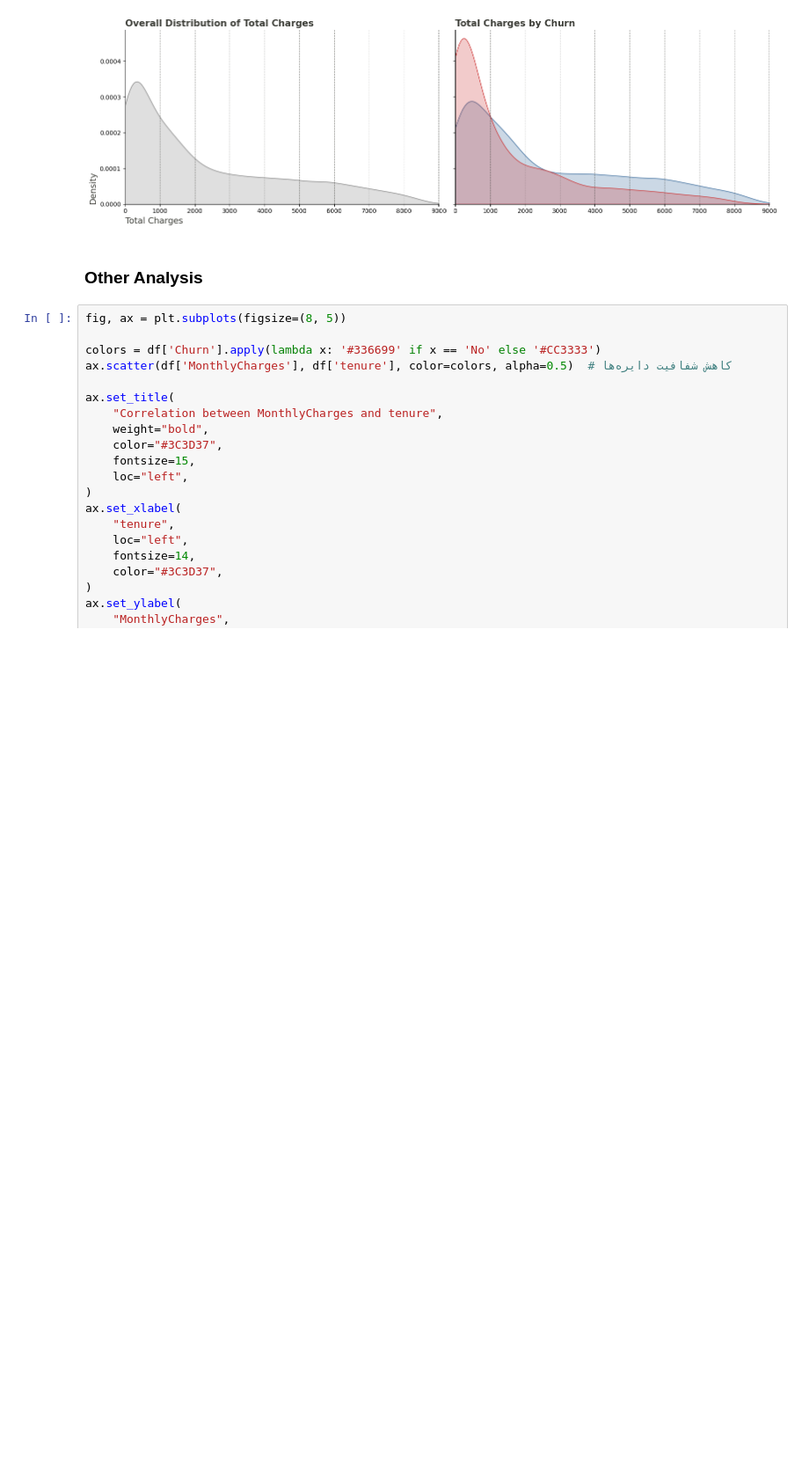
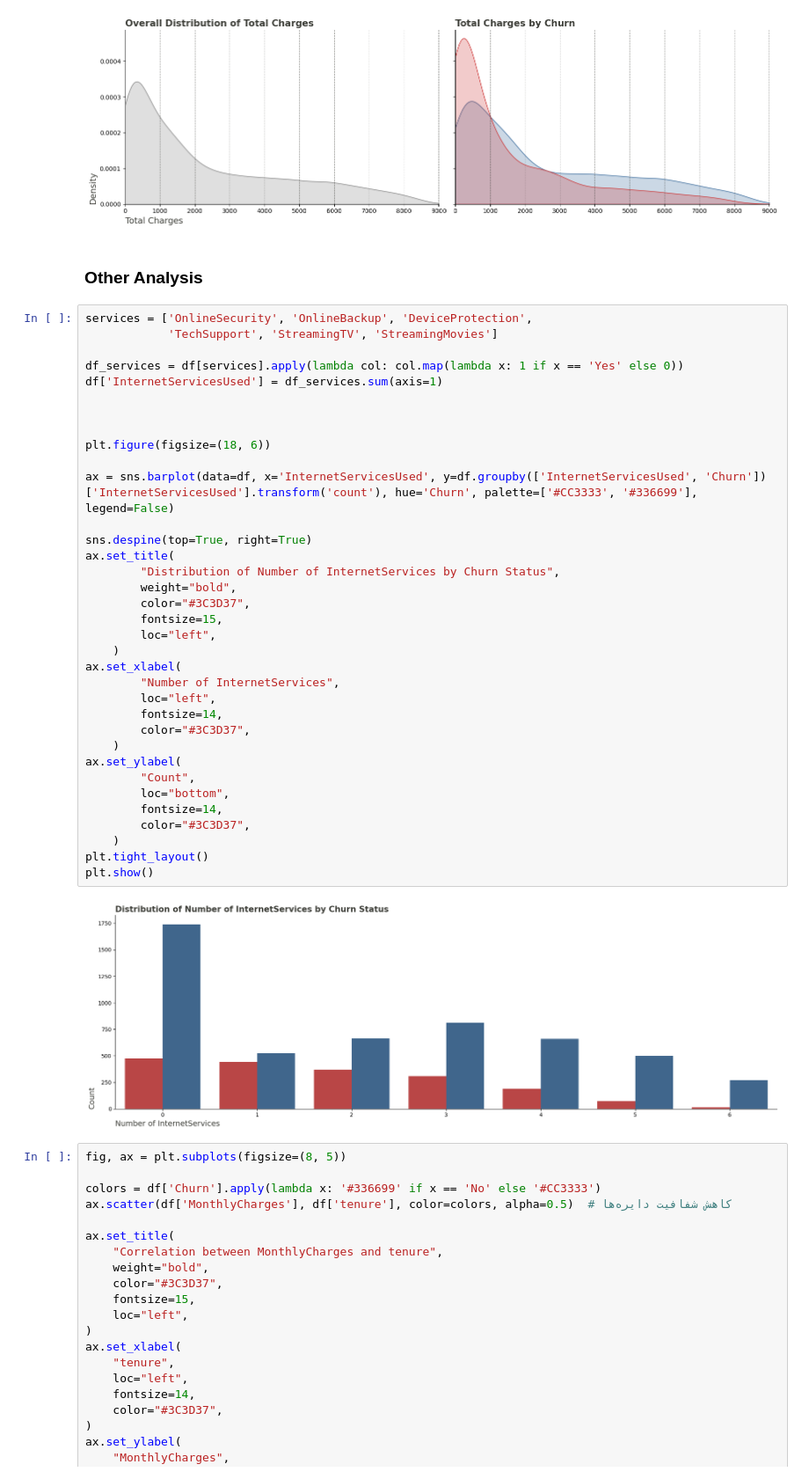
Before and after one commit to SFoad0/Customer-Churn-Prediction, a Jupyter notebook: notebooks/EDA.ipynb, the cells around one changed output. Shown at 88% size. Drawn from its saved outputs; the diff is of its cells as text; blank space fills up the shorter version.

```diff
--- a/notebooks/EDA.ipynb
+++ b/notebooks/EDA.ipynb
@@ -437,6 +437,43 @@ plt.show()
 [figure]
 # %% [markdown]
 ### Other Analysis
+# %%
+services = ['OnlineSecurity', 'OnlineBackup', 'DeviceProtection',
+            'TechSupport', 'StreamingTV', 'StreamingMovies']
+
+df_services = df[services].apply(lambda col: col.map(lambda x: 1 if x == 'Yes' else 0))
+df['InternetServicesUsed'] = df_services.sum(axis=1)
+
+
+
+plt.figure(figsize=(18, 6))
+
+ax = sns.barplot(data=df, x='InternetServicesUsed', y=df.groupby(['InternetServicesUsed', 'Churn'])['InternetServicesUsed'].transform('count'), hue='Churn', palette=['#CC3333', '#336699'], legend=False)
+
+sns.despine(top=True, right=True)
+ax.set_title(
+        "Distribution of Number of InternetServices by Churn Status",
+        weight="bold",
+        color="#3C3D37",
+        fontsize=15,
+        loc="left",
+    )
+ax.set_xlabel(
+        "Number of InternetServices",
+        loc="left",
+        fontsize=14,
+        color="#3C3D37",
+    )
+ax.set_ylabel(
+        "Count",
+        loc="bottom",
+        fontsize=14,
+        color="#3C3D37",
+    )
+plt.tight_layout()
+plt.show()
+# %% [output]
+[figure, added]
 # %%
 fig, ax = plt.subplots(figsize=(8, 5))
 
```
Also changed, not shown: 2 other files.
